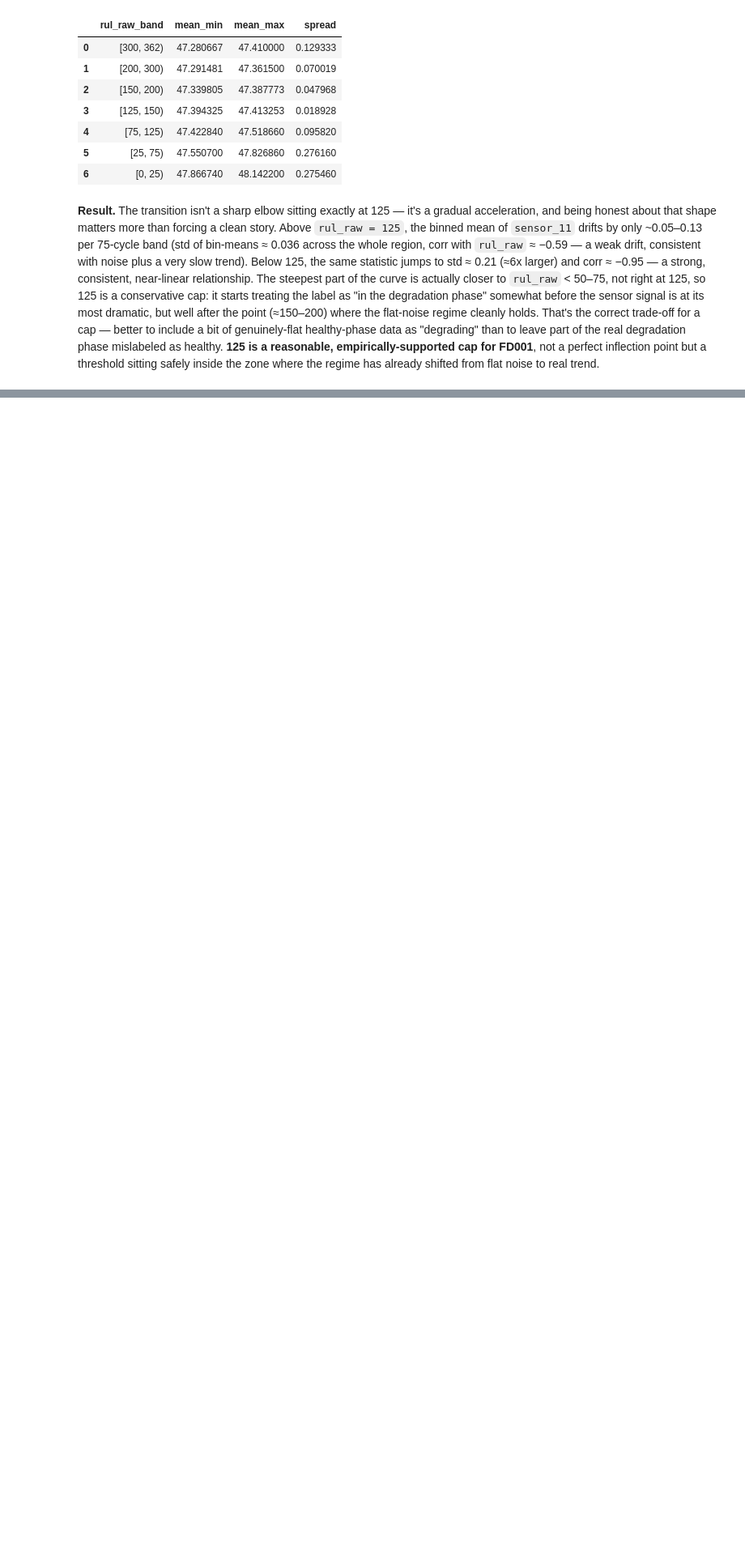
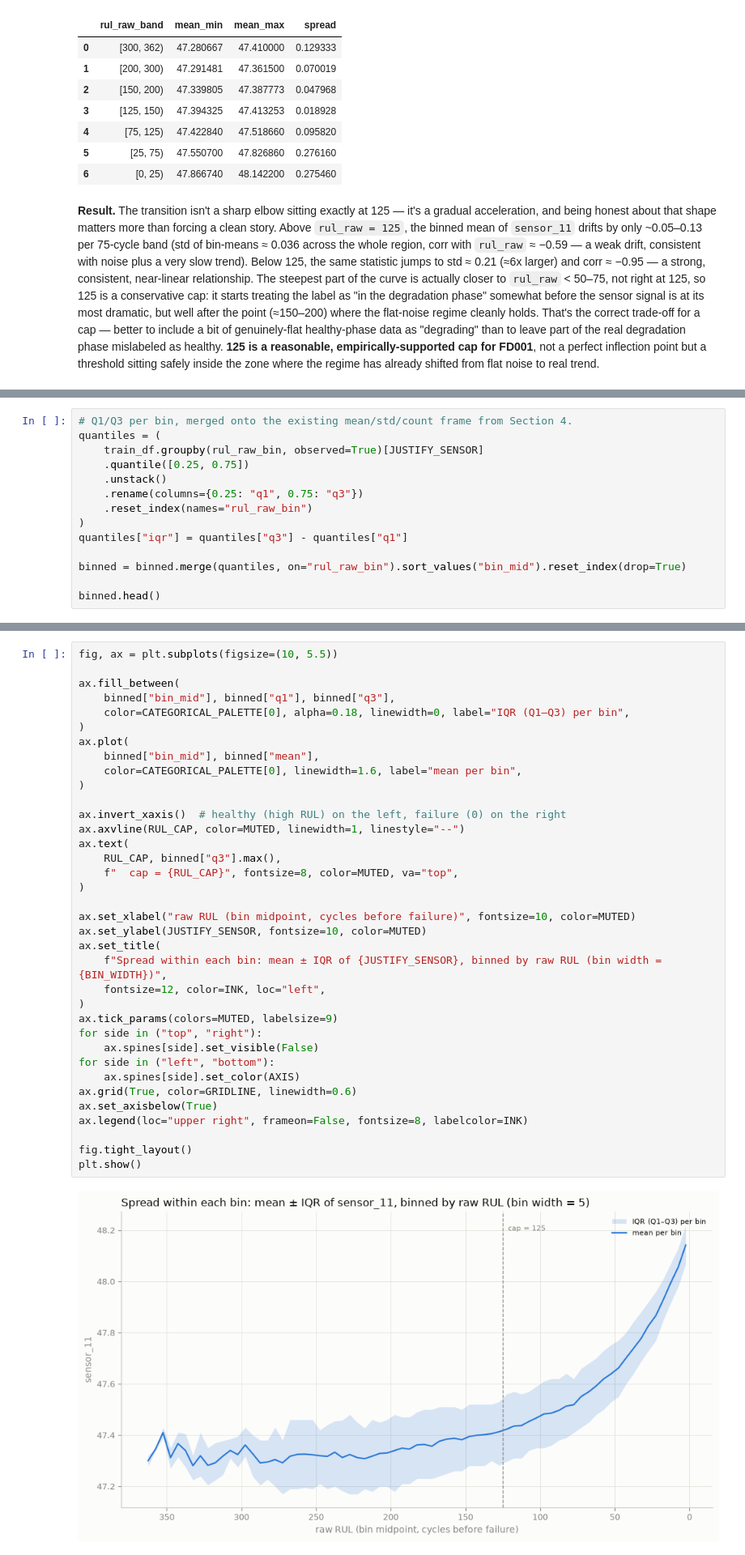
Before and after one commit to Giang2403/RUL_CMAPSS, a Jupyter notebook: notebook/phase2_rul_label_construction.ipynb, the cells around one changed output, grey strips where cells are left out. Shown at 81% size. Saved outputs shown, nothing was run; the diff lists cells and outputs as text; blank space fills up the shorter version.

```diff
--- a/notebook/phase2_rul_label_construction.ipynb
+++ b/notebook/phase2_rul_label_construction.ipynb
@@ -346,0 +356,14 @@ regime has already shifted from flat noise to real trend.
+# %%
+# Q1/Q3 per bin, merged onto the existing mean/std/count frame from Section 4.
+quantiles = (
+    train_df.groupby(rul_raw_bin, observed=True)[JUSTIFY_SENSOR]
+    .quantile([0.25, 0.75])
+    .unstack()
+    .rename(columns={0.25: "q1", 0.75: "q3"})
+    .reset_index(names="rul_raw_bin")
+)
+quantiles["iqr"] = quantiles["q3"] - quantiles["q1"]
+
+binned = binned.merge(quantiles, on="rul_raw_bin").sort_values("bin_mid").reset_index(drop=True)
+
+binned.head()
@@ -346,0 +377,38 @@ regime has already shifted from flat noise to real trend.
+# %%
+fig, ax = plt.subplots(figsize=(10, 5.5))
+
+ax.fill_between(
+    binned["bin_mid"], binned["q1"], binned["q3"],
+    color=CATEGORICAL_PALETTE[0], alpha=0.18, linewidth=0, label="IQR (Q1–Q3) per bin",
+)
+ax.plot(
+    binned["bin_mid"], binned["mean"],
+    color=CATEGORICAL_PALETTE[0], linewidth=1.6, label="mean per bin",
+)
+
+ax.invert_xaxis()  # healthy (high RUL) on the left, failure (0) on the right
+ax.axvline(RUL_CAP, color=MUTED, linewidth=1, linestyle="--")
+ax.text(
+    RUL_CAP, binned["q3"].max(),
+    f"  cap = {RUL_CAP}", fontsize=8, color=MUTED, va="top",
+)
+
+ax.set_xlabel("raw RUL (bin midpoint, cycles before failure)", fontsize=10, color=MUTED)
+ax.set_ylabel(JUSTIFY_SENSOR, fontsize=10, color=MUTED)
+ax.set_title(
+    f"Spread within each bin: mean ± IQR of {JUSTIFY_SENSOR}, binned by raw RUL (bin width = {BIN_WIDTH})",
+    fontsize=12, color=INK, loc="left",
+)
+ax.tick_params(colors=MUTED, labelsize=9)
+for side in ("top", "right"):
+    ax.spines[side].set_visible(False)
+for side in ("left", "bottom"):
+    ax.spines[side].set_color(AXIS)
+ax.grid(True, color=GRIDLINE, linewidth=0.6)
+ax.set_axisbelow(True)
+ax.legend(loc="upper right", frameon=False, fontsize=8, labelcolor=INK)
+
+fig.tight_layout()
+plt.show()
+# %% [output]
+[figure, added]
```
Also changed, not shown: parts of 8 cells of this notebook.
